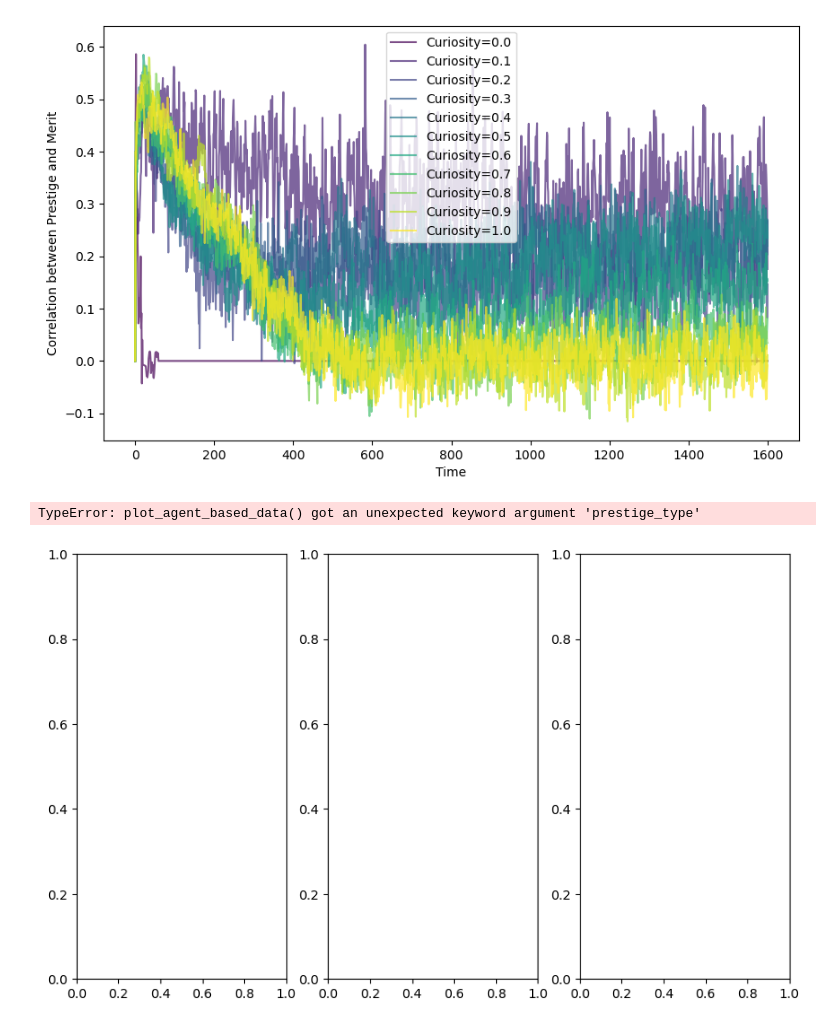
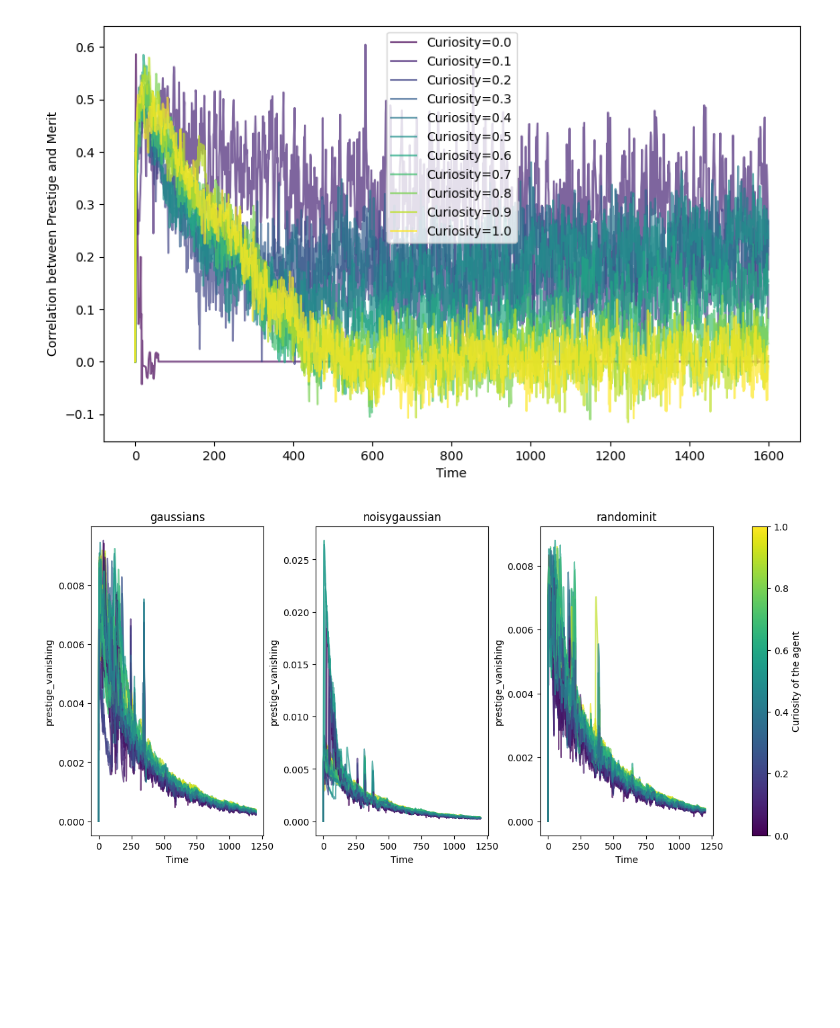
Before and after one commit to paulbanse/sciencemodels, a Jupyter notebook: longitudinalcomparisions.ipynb, the cells around one changed output. Drawn from its saved outputs; the diff is of its cells as text; code cells hidden in the pictures; blank space fills up the shorter version.

```diff
--- a/longitudinalcomparisions.ipynb
+++ b/longitudinalcomparisions.ipynb
@@ -46,30 +41,31 @@ plot_all_curiosities("data/testlongrun")
 # %%
 def plot_agent_based_data(csv_name,prestige_type="prestige", ax = None):
     df = pd.read_csv(csv_name)
     if ax ==None:
         fig, ax = plt.subplots(figsize=(10, 6))
     for agent_id, agent_data in df.groupby('AgentID'):
         ax.plot(agent_data['Step'], agent_data[prestige_type], alpha=0.7, color = plt.cm.viridis(agent_data["curiosity"].iloc[0]))
     ax.set_xlabel("Time")
     ax.set_ylabel(prestige_type)
+    title = csv_name.split("_")[-1].split(".csv")[0]
+    ax.set_title(title)
     #ax.set_title(f"{pretige_type} over Time for Agents in {csv_name}")
     # add a colorbar for curiosity
 
 def plot_multiple_agent_based_data(list_of_csv_names, prestige_type="prestige"):
     n = len(list_of_csv_names)
-    fig, axs = plt.subplots(1,n, figsize=(10, 6))
+    fig, axs = plt.subplots(1,n, figsize=(n*5, 6), gridspec_kw={'wspace': 0.3})
     for k in range(n):
         ax = axs[k]
         csv_name = list_of_csv_names[k]
         plot_agent_based_data(csv_name, ax =ax, prestige_type=prestige_type)
-    sm = plt.cm.ScalarMappable(cmap=plt.cm.viridis, norm=plt.Normalize(vmin=df['curiosity'].min(), vmax=df['curiosity'].max()))
-    cbar = plt.colorbar(sm, ax=ax)
-    cbar.set_label('Curiosity')
+    sm = plt.cm.ScalarMappable(cmap=plt.cm.viridis, norm=plt.Normalize(vmin=0, vmax=1))
+    cbar = plt.colorbar(sm, ax=axs)
+    cbar.set_label('Curiosity of the agent')
     plt.show()
 
 L = ["data/agent_data_gaussians.csv", "data/agent_data_noisygaussian.csv", "data/agent_data_randominit.csv"]
 plot_multiple_agent_based_data(L, prestige_type="prestige_vanishing")
 # %% [output]
-TypeError: plot_agent_based_data() got an unexpected keyword argument 'prestige_type'
-[figure, old version]
+[figure, new version]
 # %%
```
Also changed, not shown: parts of 4 cells of this notebook, 5 other files.
